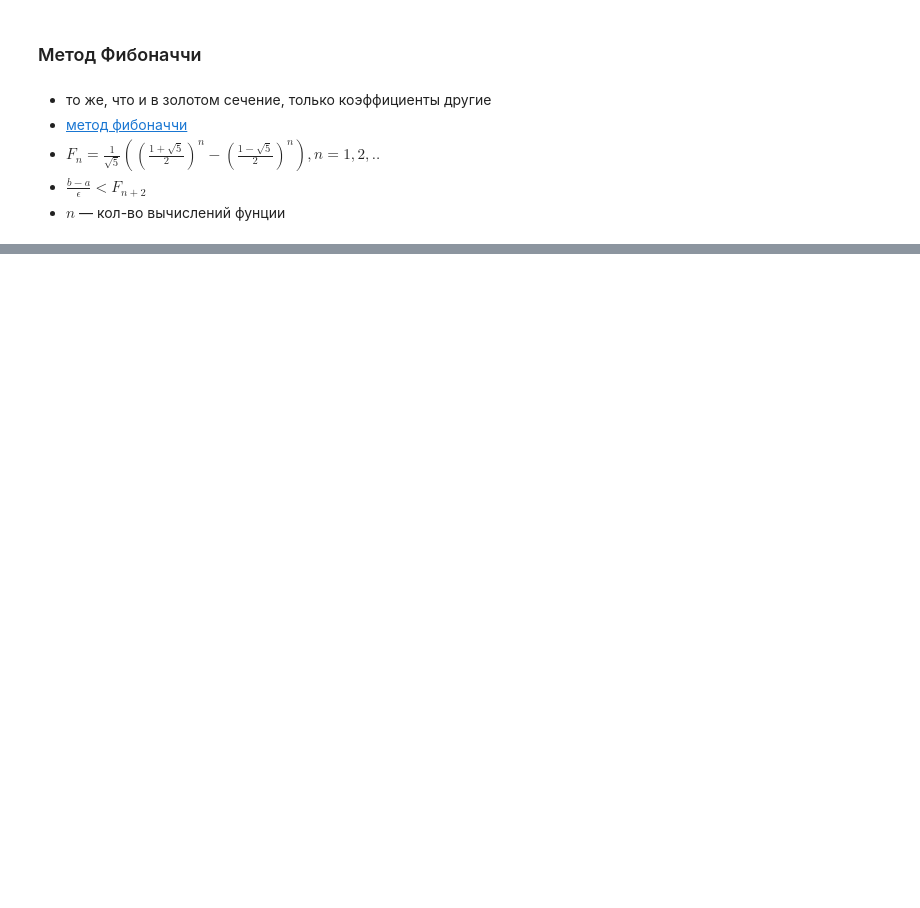
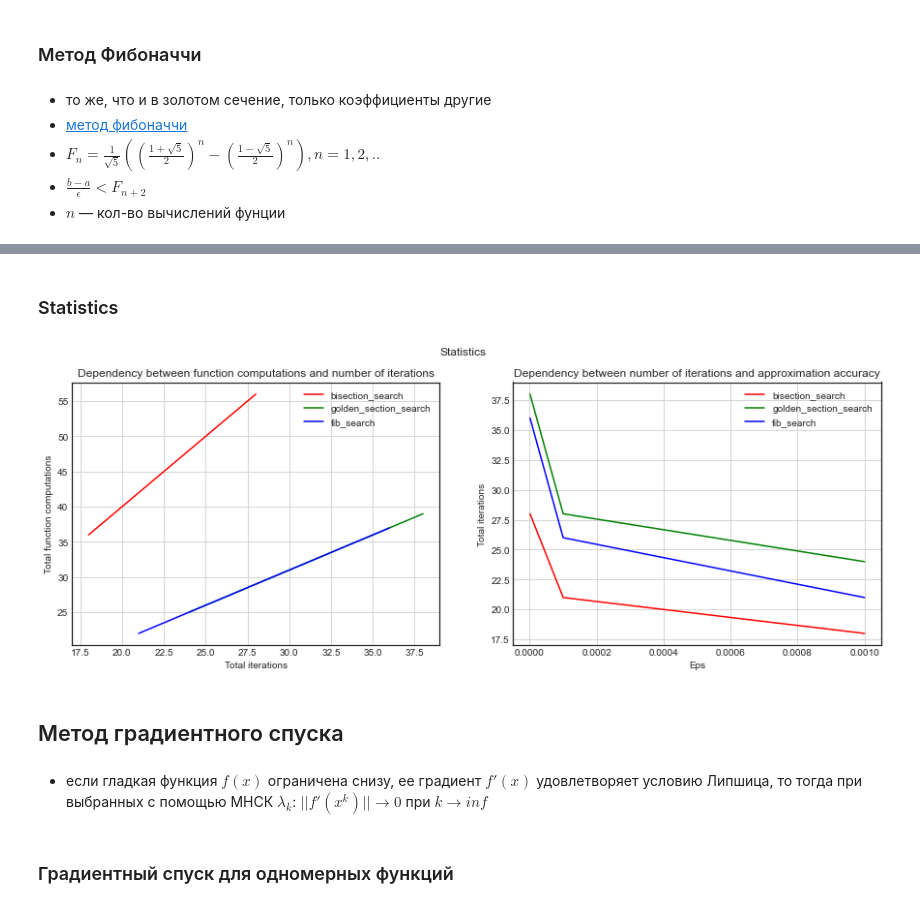
Before and after one commit to TayaPenskaya/ITMO_MO, a Jupyter notebook: lab1.ipynb, the cells around one changed output, grey strips where cells are left out. Drawn from its saved outputs; the diff is of its cells as text; code cells hidden in the pictures; blank space fills up the shorter version.

```diff
--- a/lab1.ipynb
+++ b/lab1.ipynb
@@ -107,12 +177,13 @@ Total function computations:  28
 - $x_2$ -  точка золотого сечения отрезка $[x_1, b]$
 - [метод золотого сечения](http://fourier.eng.hmc.edu/e176/lectures/ch3/node3.html)
 # %%
-def golden_section_search(f, a, b, eps):
+def golden_section_search(f, a, b, verbose=False, eps=1e-3):
     fdict = {}
-    n_iter = 0
+    step = 0
     gold = (1+sqrt(5))/2
 
-    print_iter(n_iter, a, b)
+    if (verbose):
+        print_iter(step, a, b)
     delta = (b-a)/gold
     x1 = b - delta
     x2 = a + delta
@@ -126,8 +197,9 @@ def golden_section_search(f, a, b, eps):
         else:
             x2 = x1
             x1 = b - delta
-        n_iter += 1
-        print_iter(n_iter, a, b)
+        step += 1
+        if (verbose):
+            print_iter(step, a, b)
 
-    return (a+b)/2, n_iter, len(fdict)
+    return (a+b)/2, step, len(fdict)
 # %%
@@ -191,5 +252,5 @@ def fib_search(f, a, b, eps):
 # %%
-res, iters, func_iters = fib_search(f, a, b, eps)
+res, iters, func_iters = fib_search(funcs[2], a, b)
 
 print_res(res, iters, func_iters)
 # %% [output]
@@ -212,0 +260,53 @@ Total function computations:  18
+# %% [markdown]
+### Statistics
+# %%
+methods = {'bisection_search': bisection_search,
+           'golden_section_search': golden_section_search,
+           'fib_search': fib_search}
+# %%
+all_iters = {}
+all_func_comps = {}
+
+f = funcs[2]
+for name, m in methods.items():
+    all_iters[name] = []
+    all_func_comps[name] = []
+    for e in eps:
+        res, iters, func_comps = m(f, aa[0], bb[0], False, e)
+        all_iters[name].append(iters)
+        all_func_comps[name].append(func_comps)
+
+fig, (ax1, ax2) = plt.subplots(1, 2)
+fig.suptitle('Statistics')
+fig.set_figheight(5)
+fig.set_figwidth(15)
+
+i = 0
+for name in methods.keys():
+    ax1.plot(all_iters[name], all_func_comps[name], color = colors[i])
+    i += 1
+ax1.legend(methods.keys())
+ax1.set_title('Dependency between function computations and number of iterations')
+ax1.set_xlabel('Total iterations')
+ax1.set_ylabel('Total function computations')
+ax1.grid(True)
+# ax1.show()
+
+i = 0
+for name in methods.keys():
+    ax2.plot(eps, all_iters[name], color = colors[i])
+    i += 1
+ax2.legend(methods.keys())
+ax2.set_title('Dependency between number of iterations and approximation accuracy')
+ax2.set_xlabel('Eps')
+ax2.set_ylabel('Total iterations')
+ax2.grid(True)
+plt.show()
+# %% [output]
+[figure, added]
+# %% [markdown]
+## Метод градиентного спуска
+# %% [markdown]
+- если гладкая функция $f(x)$ ограничена снизу, ее градиент $f'(x)$ удовлетворяет условию Липшица, то тогда при выбранных с помощью МНСК $\lambda_k$: $||f'(x^k)|| \to 0$ при $k \to inf$
+# %% [markdown]
+### Градиентный спуск для одномерных функций
```
Also changed, not shown: parts of 36 cells of this notebook.
